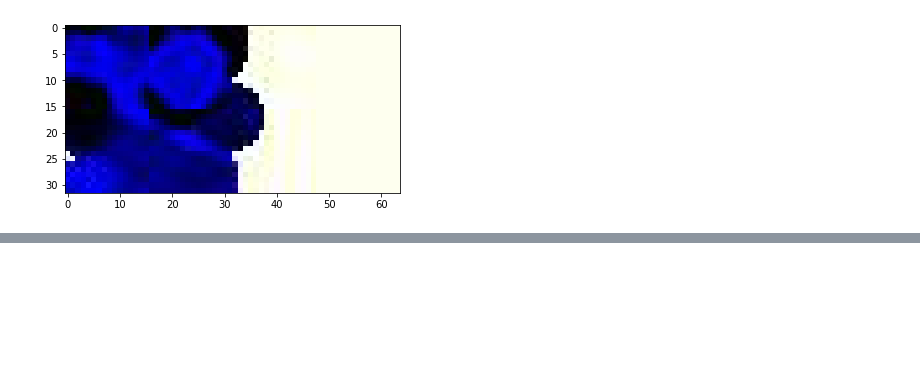
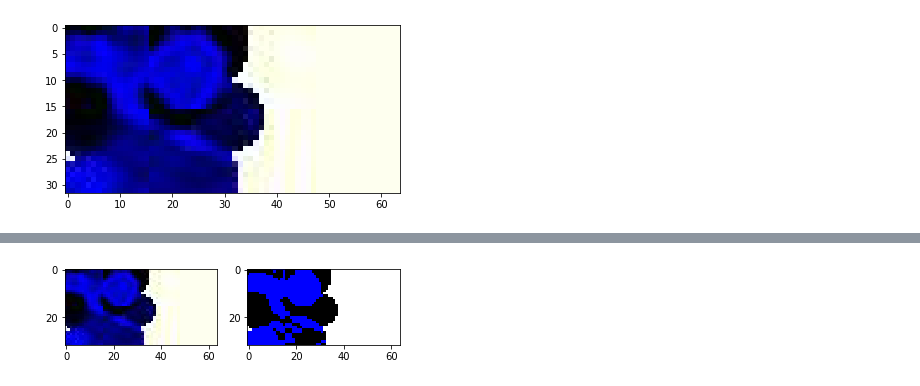
Before and after one commit to brdnguyen/tw-img-clf, a Jupyter notebook: notebook/bradn_synimg_notebook.ipynb, the cells around one changed output, grey strips where cells are left out. Saved outputs shown, nothing was run; the diff lists cells and outputs as text; code cells hidden in the pictures; blank space fills up the shorter version.

```diff
--- a/notebook/bradn_synimg_notebook.ipynb
+++ b/notebook/bradn_synimg_notebook.ipynb
@@ -40,23 +62,0 @@ ROOT_PATH = '../input/synimg/'
-# %%
-def read_data_from_file(filename, nrows=None):
-    '''
-        File is in the format of data.csv or data_nostyle.csv,
-        containing location of each image and IDs and/or la
-        filename example: 'synimg/test/data_nostyle.csv'
-    '''
-    data = pd.read_csv(ROOT_PATH + filename, nrows=nrows)
-    all_images = []
-    for idx, row in data.iterrows():
-        img = io.imread(ROOT_PATH + row['filepath'])
-        all_images.append(img)
-#     all_images.shape
-    return data, all_images
-
-
-def read_labels():
-    style_labels = pd.read_csv(ROOT_PATH + 'synimg/styles.txt', names=['style'])
-    label_to_labelId, labelId_to_label = {}, {}
-    for idx, style in enumerate(style_labels['style']):
-        label_to_labelId[style] = idx
-        labelId_to_label[idx] = style
-    return style_labels, label_to_labelId, labelId_to_label
@@ -98,0 +63,8 @@ Shape & Binary format of each image (32, 64, 3)
+# %%
+MAX_PER_CLASS=500
+train_data, train_images =  read_data_from_file('synimg/train/data.csv', max_per_class=MAX_PER_CLASS)
+test_data, test_images = read_data_from_file('synimg/test/data_nostyle.csv')
+label_encoder, train_data = get_labels(train_data, print_classes=False) # one-hot encode, returns in column 'style_id'
+
+print(train_data.head(1))
+train_data.shape
@@ -115,0 +89,12 @@ def dummy_model(images):
+# %%
+from features import convert_nearest_std_colors
+def show_before_after(image):
+    f, axarr = plt.subplots(1,2)
+    axarr[0].imshow(image)
+    image, hist = convert_nearest_std_colors(image)
+    axarr[1].imshow(image)
+#     plt.show()
+
+show_before_after(train_images[0])
+# %% [output]
+[figure, added]
```
Also changed, not shown: parts of 32 cells of this notebook, 4 other files.
